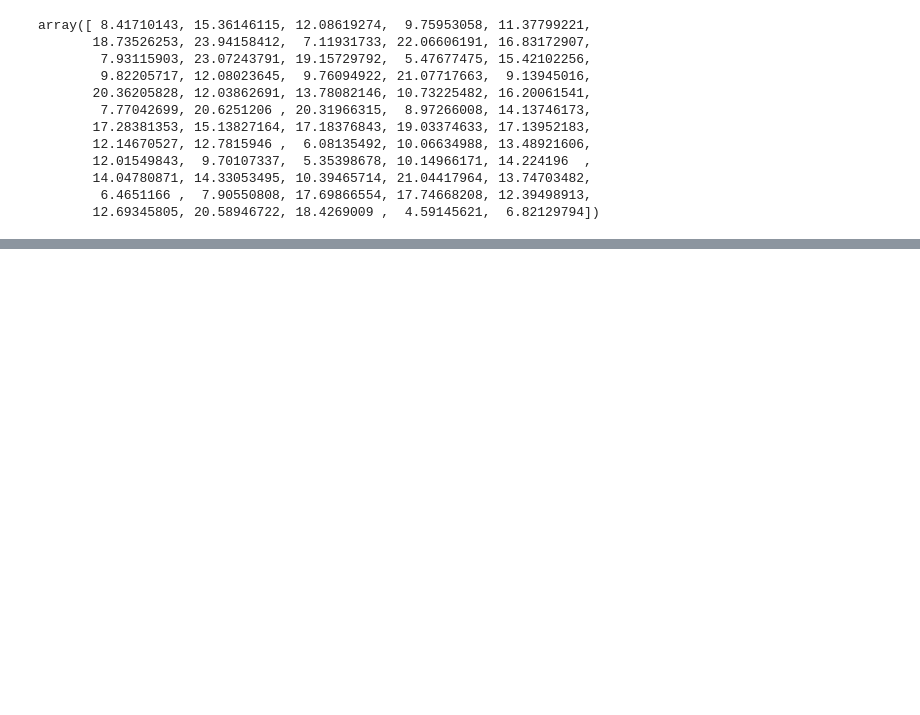
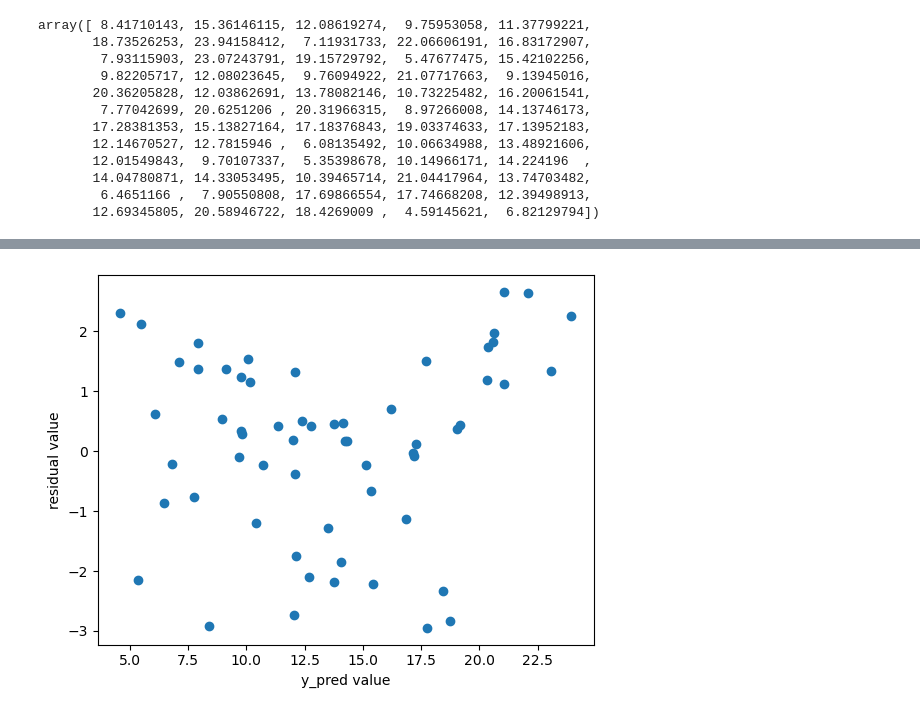
Before and after one commit to ArpitTripathi945/ML_Models_Scratch, a Jupyter notebook: multiple_linear_regression.ipynb, the cells around one changed output, grey strips where cells are left out. Drawn from its saved outputs; the diff is of its cells as text; code cells hidden in the pictures; blank space fills up the shorter version.

```diff
--- a/multiple_linear_regression.ipynb
+++ b/multiple_linear_regression.ipynb
@@ -128,3 +131,6 @@ array([ 8.41710143, 15.36146115, 12.08619274,  9.75953058, 11.37799221,
        14.04780871, 14.33053495, 10.39465714, 21.04417964, 13.74703482,
         6.4651166 ,  7.90550808, 17.69866554, 17.74668208, 12.39498913,
        12.69345805, 20.58946722, 18.4269009 ,  4.59145621,  6.82129794])
+# %%
+residuals = y_test - pred_value
+residuals
@@ -130,0 +155,7 @@ array([ 8.41710143, 15.36146115, 12.08619274,  9.75953058, 11.37799221,
+# %%
+plt.scatter(pred_value, residuals)
+plt.xlabel("y_pred value")
+plt.ylabel("residual value")
+plt.show()
+# %% [output]
+[figure, added]
```
Also changed, not shown: parts of 5 cells of this notebook.
